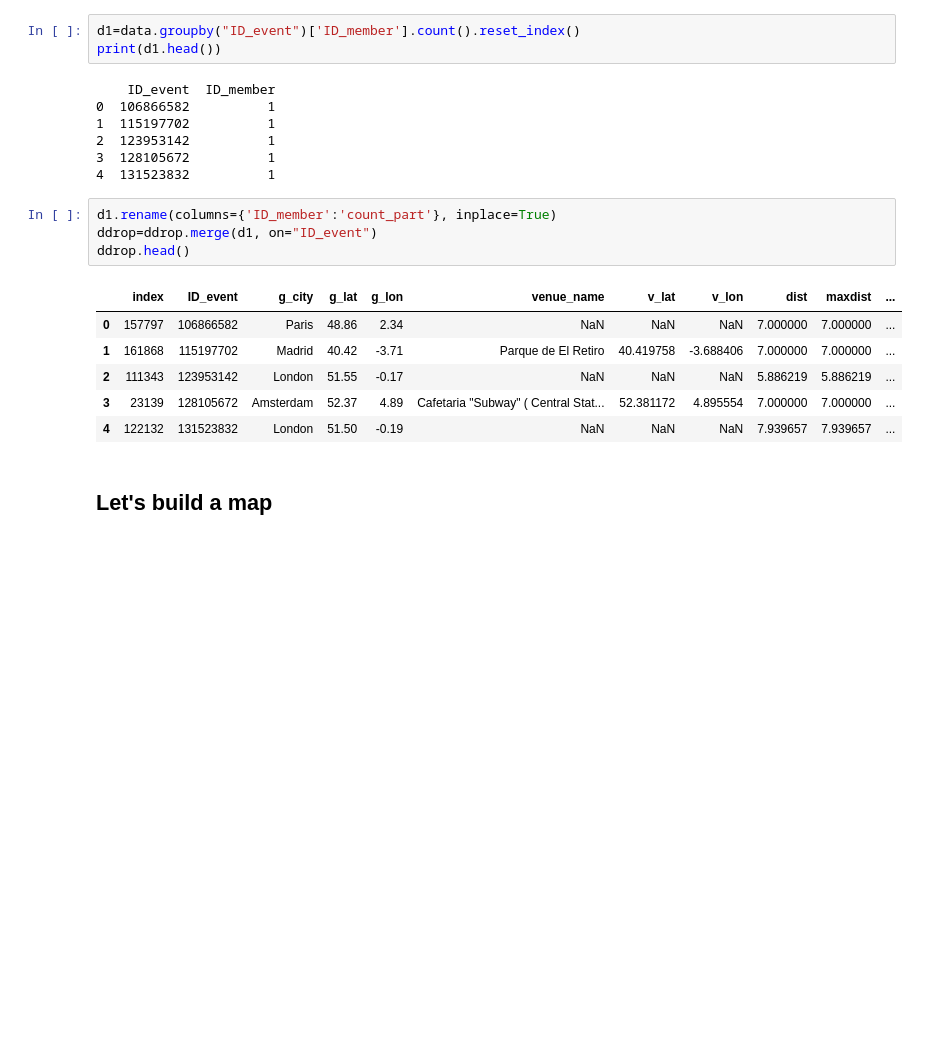
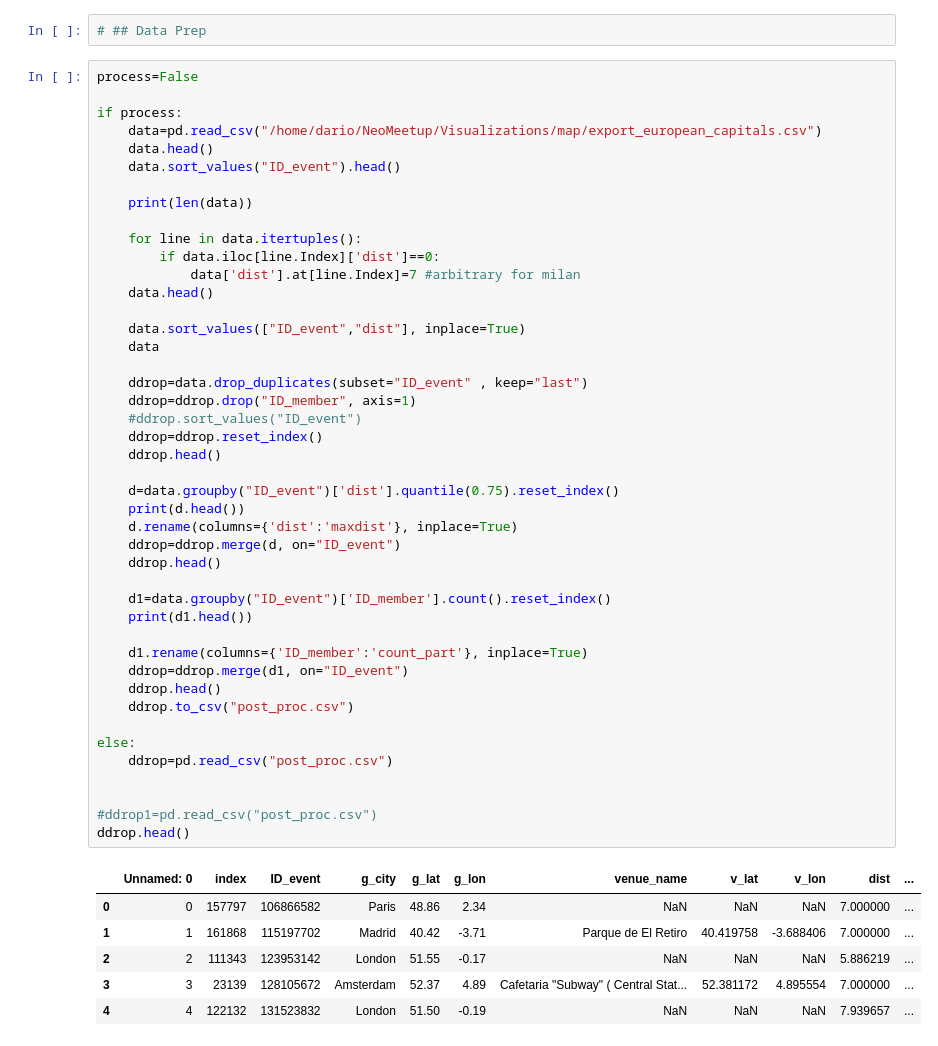
Before and after one commit to DBertazioli/ARmeetup, a Jupyter notebook: Visualizations/map/Europ_map_capitals_noname.ipynb, the cells around one changed output. Saved outputs shown, nothing was run; the diff lists cells and outputs as text; blank space fills up the shorter version.

```diff
--- a/Visualizations/map/Europ_map_capitals_noname.ipynb
+++ b/Visualizations/map/Europ_map_capitals_noname.ipynb
@@ -97,23 +7,53 @@ ddrop.head()
-# %%
-d1=data.groupby("ID_event")['ID_member'].count().reset_index()
-print(d1.head())
-# %% [output]
-    ID_event  ID_member
-0  106866582          1
-1  115197702          1
-2  123953142          1
-3  128105672          1
-4  131523832          1
-# %%
-d1.rename(columns={'ID_member':'count_part'}, inplace=True)
-ddrop=ddrop.merge(d1, on="ID_event")
-ddrop.head()
-# %% [output]
-|  | index | ID_event | g_city | g_lat | g_lon | venue_name | v_lat | v_lon | dist | maxdist | ... |
-| 0 | 157797 | 106866582 | Paris | 48.86 | 2.34 | NaN | NaN | NaN | 7.000000 | 7.000000 | ... |
-| 1 | 161868 | 115197702 | Madrid | 40.42 | -3.71 | Parque de El Retiro | 40.419758 | -3.688406 | 7.000000 | 7.000000 | ... |
-| 2 | 111343 | 123953142 | London | 51.55 | -0.17 | NaN | NaN | NaN | 5.886219 | 5.886219 | ... |
-| 3 | 23139 | 128105672 | Amsterdam | 52.37 | 4.89 | Cafetaria "Subway" ( Central Stat... | 52.381172 | 4.895554 | 7.000000 | 7.000000 | ... |
-| 4 | 122132 | 131523832 | London | 51.50 | -0.19 | NaN | NaN | NaN | 7.939657 | 7.939657 | ... |
-# %% [markdown]
-## Let's build a map
+# %%
+# ## Data Prep
+# %%
+process=False
+
+if process:
+    data=pd.read_csv("/home/dario/NeoMeetup/Visualizations/map/export_european_capitals.csv")
+    data.head()
+    data.sort_values("ID_event").head()
+
+    print(len(data))
+
+    for line in data.itertuples():
+        if data.iloc[line.Index]['dist']==0:
+            data['dist'].at[line.Index]=7 #arbitrary for milan
+    data.head()
+
+    data.sort_values(["ID_event","dist"], inplace=True)
+    data
+
+    ddrop=data.drop_duplicates(subset="ID_event" , keep="last")
+    ddrop=ddrop.drop("ID_member", axis=1)
+    #ddrop.sort_values("ID_event")
+    ddrop=ddrop.reset_index()
+    ddrop.head()
+
+    d=data.groupby("ID_event")['dist'].quantile(0.75).reset_index()
+    print(d.head())
+    d.rename(columns={'dist':'maxdist'}, inplace=True)
+    ddrop=ddrop.merge(d, on="ID_event")
+    ddrop.head()
+
+    d1=data.groupby("ID_event")['ID_member'].count().reset_index()
+    print(d1.head())
+
+    d1.rename(columns={'ID_member':'count_part'}, inplace=True)
+    ddrop=ddrop.merge(d1, on="ID_event")
+    ddrop.head()
+    ddrop.to_csv("post_proc.csv")
+
+else:
+    ddrop=pd.read_csv("post_proc.csv")
+
+
+#ddrop1=pd.read_csv("post_proc.csv")
+ddrop.head()
+# %% [output]
+|  | Unnamed: 0 | index | ID_event | g_city | g_lat | g_lon | venue_name | v_lat | v_lon | dist | ... |
+| 0 | 0 | 157797 | 106866582 | Paris | 48.86 | 2.34 | NaN | NaN | NaN | 7.000000 | ... |
+| 1 | 1 | 161868 | 115197702 | Madrid | 40.42 | -3.71 | Parque de El Retiro | 40.419758 | -3.688406 | 7.000000 | ... |
+| 2 | 2 | 111343 | 123953142 | London | 51.55 | -0.17 | NaN | NaN | NaN | 5.886219 | ... |
+| 3 | 3 | 23139 | 128105672 | Amsterdam | 52.37 | 4.89 | Cafetaria "Subway" ( Central Stat... | 52.381172 | 4.895554 | 7.000000 | ... |
+| 4 | 4 | 122132 | 131523832 | London | 51.50 | -0.19 | NaN | NaN | NaN | 7.939657 | ... |
```
Also changed, not shown: parts of 19 cells of this notebook, 2 other files.
